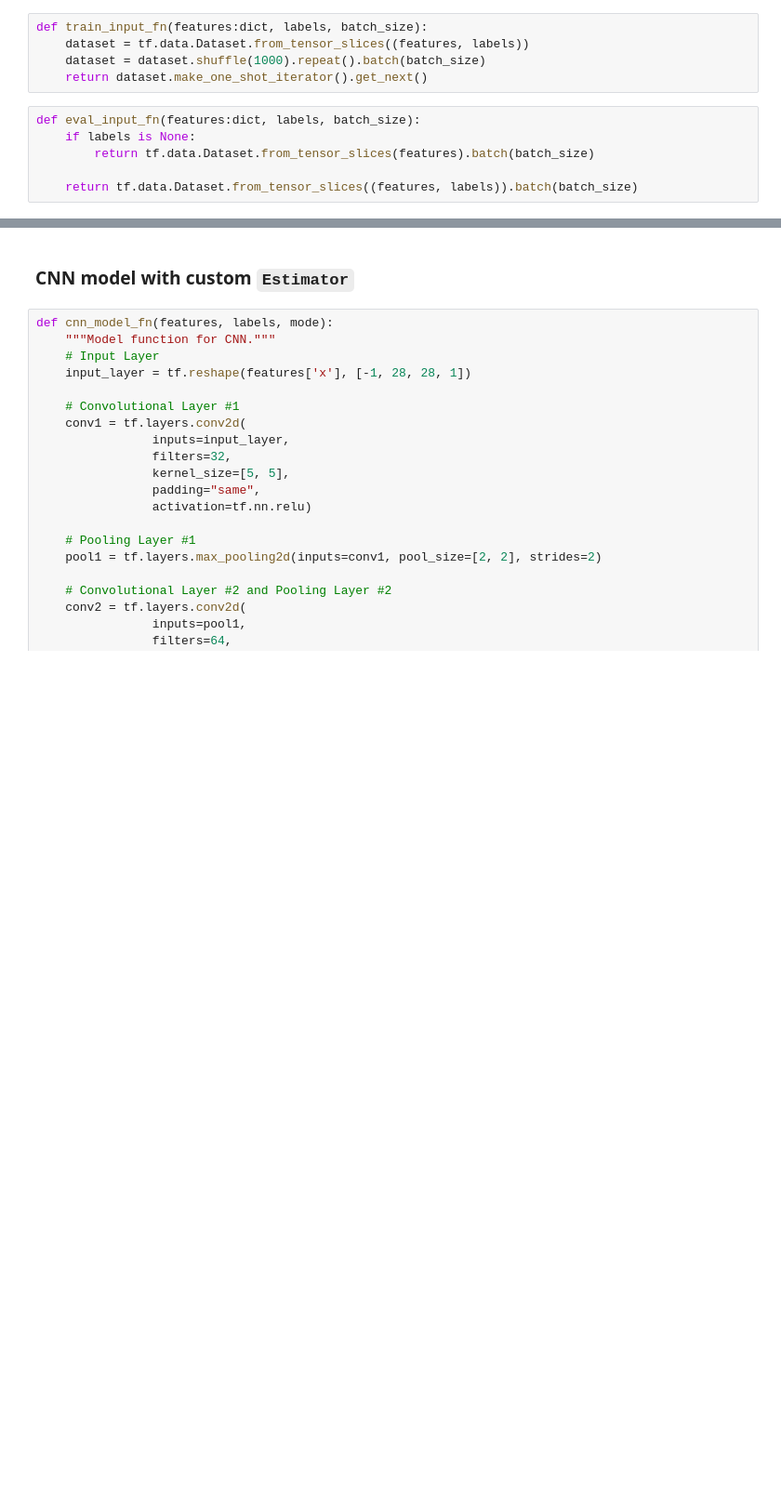
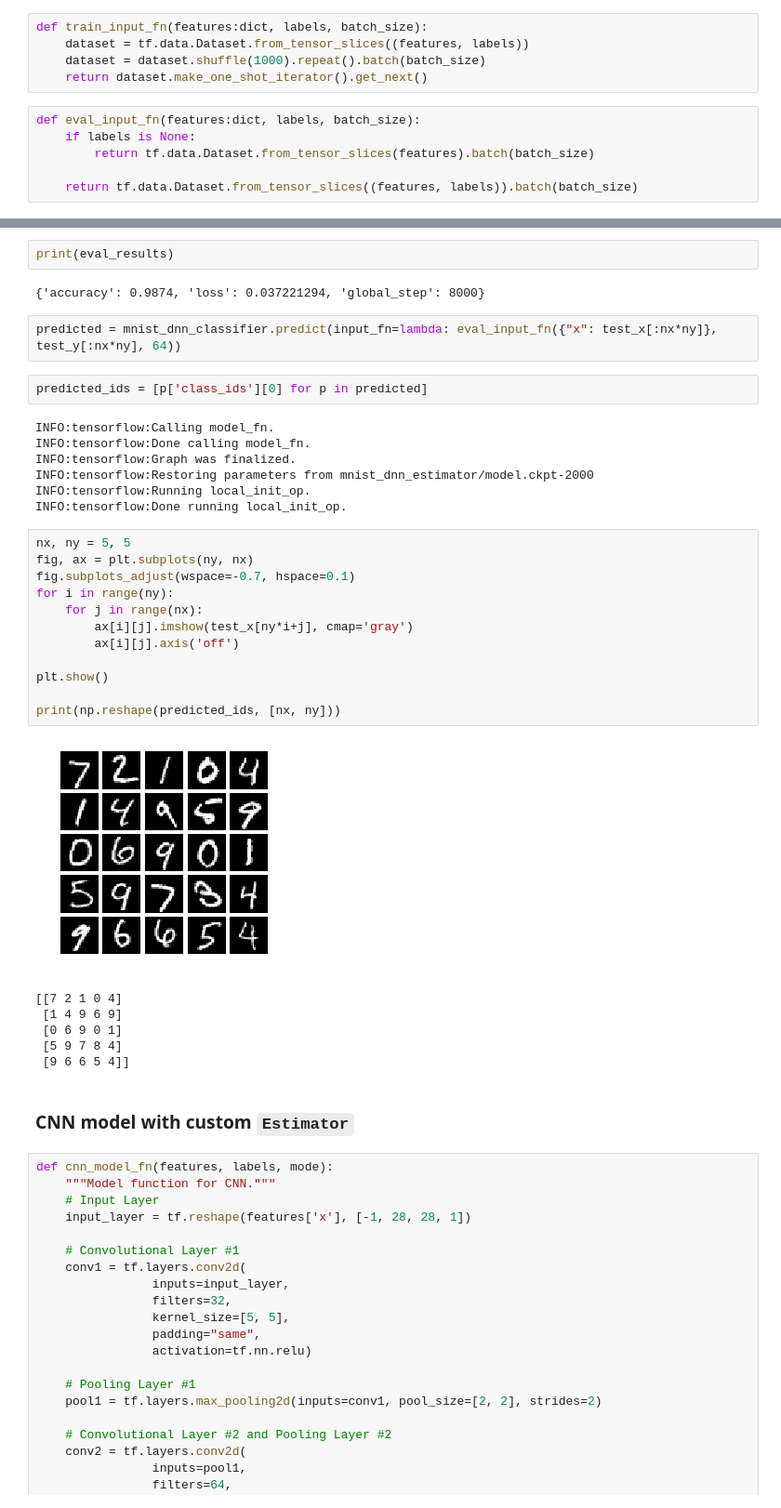
Before and after one commit to ELIFE-ASU/tensorflow_tutorial, a Jupyter notebook: Tensorflow_MNIST.ipynb, the cells around one changed output, grey strips where cells are left out. Shown at 93% size. Saved outputs shown, nothing was run; the diff lists cells and outputs as text; blank space fills up the shorter version.

```diff
--- a/Tensorflow_MNIST.ipynb
+++ b/Tensorflow_MNIST.ipynb
@@ -246,3 +329,37 @@ mnist_dnn_classifier.train(input_fn=lambda: train_input_fn({"x": train_x}, train
+# %%
+print(eval_results)
+# %% [output]
+{'accuracy': 0.9874, 'loss': 0.037221294, 'global_step': 8000}
+# %%
+predicted = mnist_dnn_classifier.predict(input_fn=lambda: eval_input_fn({"x": test_x[:nx*ny]}, test_y[:nx*ny], 64))
+# %%
+predicted_ids = [p['class_ids'][0] for p in predicted]
+# %% [output]
+INFO:tensorflow:Calling model_fn.
+INFO:tensorflow:Done calling model_fn.
+INFO:tensorflow:Graph was finalized.
+INFO:tensorflow:Restoring parameters from mnist_dnn_estimator/model.ckpt-2000
+INFO:tensorflow:Running local_init_op.
+INFO:tensorflow:Done running local_init_op.
+# %%
+nx, ny = 5, 5
+fig, ax = plt.subplots(ny, nx)
+fig.subplots_adjust(wspace=-0.7, hspace=0.1)
+for i in range(ny):
+    for j in range(nx):
+        ax[i][j].imshow(test_x[ny*i+j], cmap='gray')
+        ax[i][j].axis('off')
+
+plt.show()
+
+print(np.reshape(predicted_ids, [nx, ny]))
+# %% [output]
+[figure, added]
+[[7 2 1 0 4]
+ [1 4 9 6 9]
+ [0 6 9 0 1]
+ [5 9 7 8 4]
+ [9 6 6 5 4]]
 # %% [markdown]
 ### CNN model with custom `Estimator`
 # %%
```
Also changed, not shown: parts of 19 cells of this notebook.
